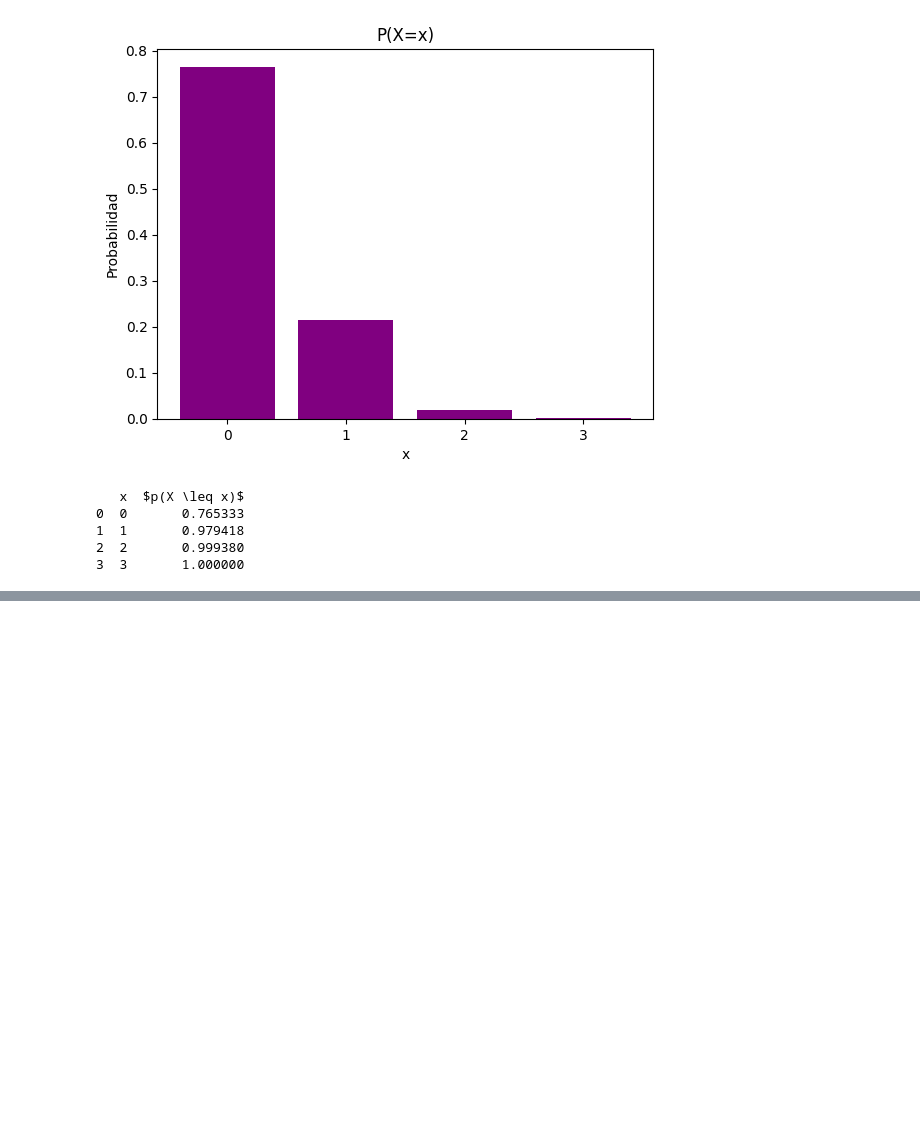
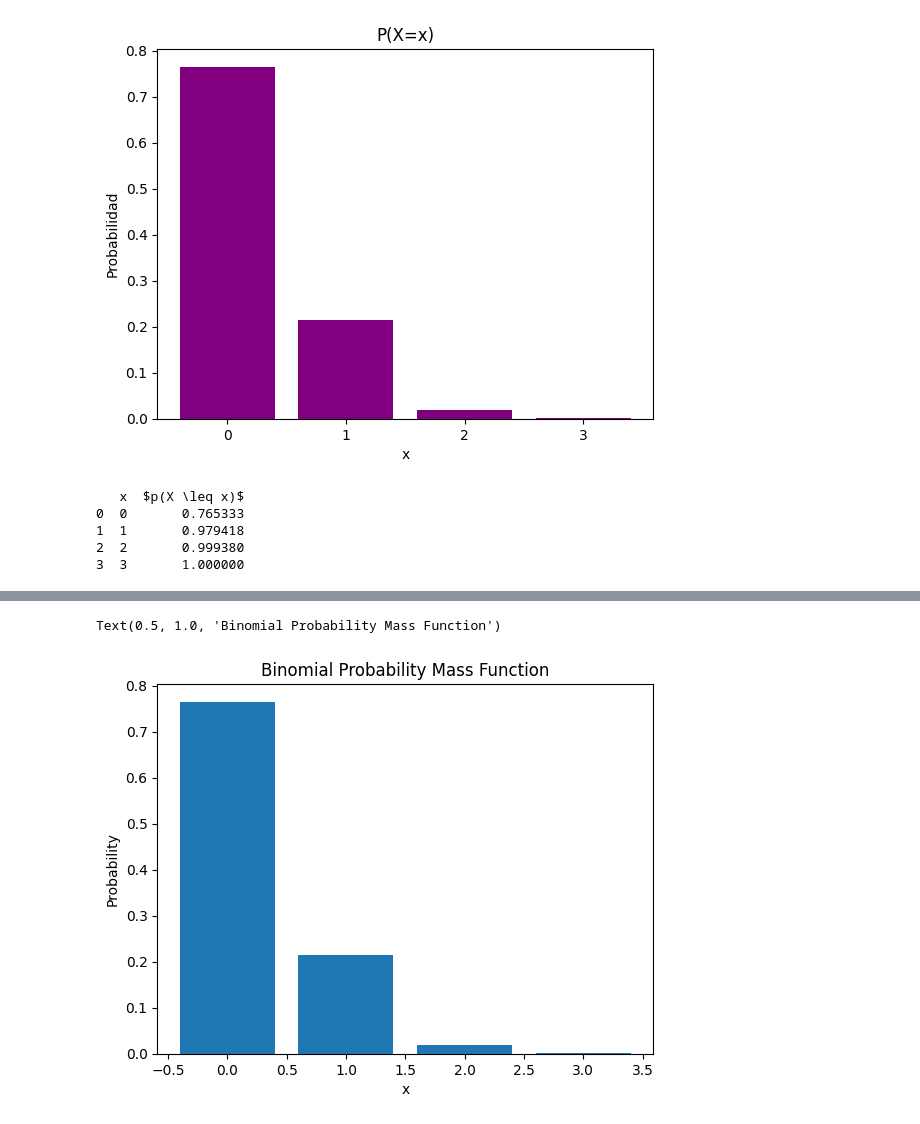
Before and after one commit to ATPYINACAP/AT, a Jupyter notebook: AT2_U1_M1.ipynb, the cells around one changed output, grey strips where cells are left out. Cells and saved outputs as stored; diff of their text form; code cells hidden in the pictures; blank space fills up the shorter version.

```diff
--- a/AT2_U1_M1.ipynb
+++ b/AT2_U1_M1.ipynb
@@ -183,0 +260,16 @@ plt.show()
+# %%
+from scipy.stats import binom
+n = 3
+x = range(n+1)
+prob = binom.pmf(x, n, p)
+# prob=pd.DataFrame(prob)
+# prob
+# %%
+import matplotlib.pyplot as plt
+plt.bar(x, prob)
+plt.xlabel('x')
+plt.ylabel('Probability')
+plt.title('Binomial Probability Mass Function')
+# %% [output]
+Text(0.5, 1.0, 'Binomial Probability Mass Function')
+[figure, added]
```
Also changed, not shown: parts of 11 cells of this notebook.
